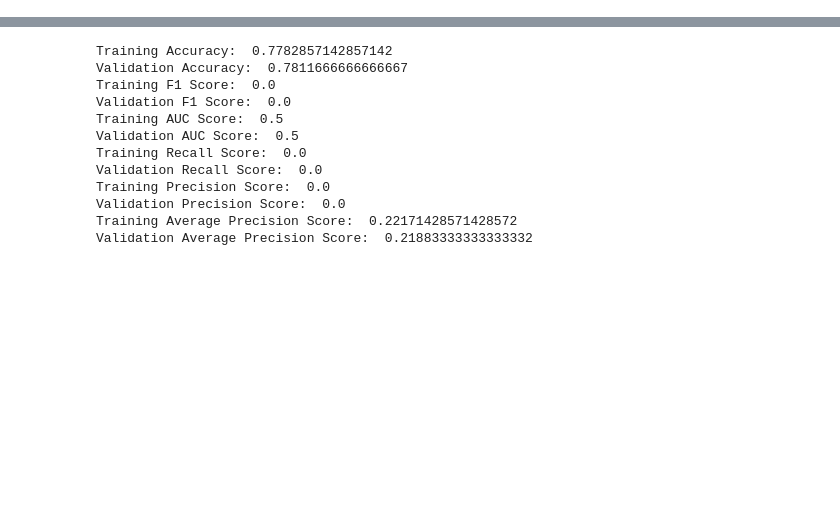
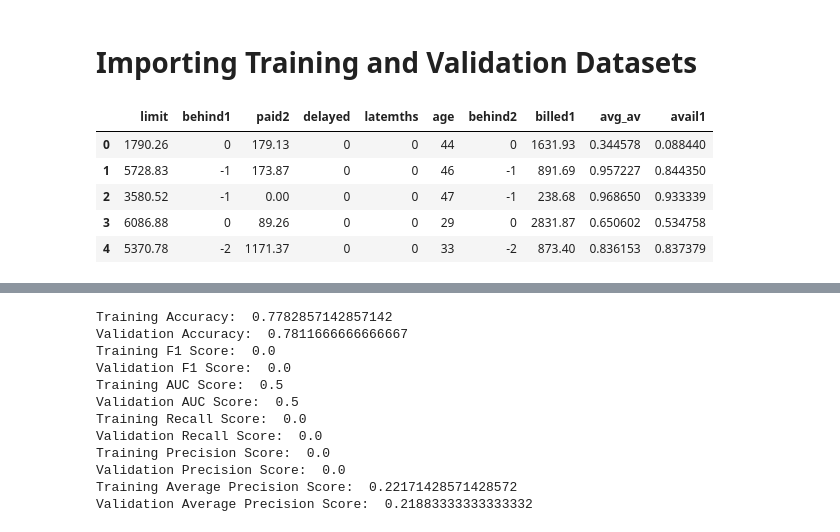
Before and after one commit to datascisteven/Medium-Blogs, a Jupyter notebook: Class_Imbalance.ipynb, the cells around one changed output, grey strips where cells are left out. Cells and saved outputs as stored; diff of their text form; code cells hidden in the pictures; blank space fills up the shorter version.

```diff
--- a/Class_Imbalance.ipynb
+++ b/Class_Imbalance.ipynb
@@ -33,3 +41,5 @@ from xgboost.sklearn import XGBClassifier
+# %% [markdown]
+# Importing Training and Validation Datasets
 # %%
 pickle_in = open("data/training_model.pickle","rb")
 train = pickle.load(pickle_in)
@@ -40,3 +50,12 @@ X_train = train.drop(["default"], axis=1)
 y_tr = train["default"]
 X_validate = validate.drop(["default"], axis=1)
 y_val = validate["default"]
+# %%
+X_train.head()
+# %% [output]
+|  | limit | behind1 | paid2 | delayed | latemths | age | behind2 | billed1 | avg_av | avail1 |
+| 0 | 1790.26 | 0 | 179.13 | 0 | 0 | 44 | 0 | 1631.93 | 0.344578 | 0.088440 |
+| 1 | 5728.83 | -1 | 173.87 | 0 | 0 | 46 | -1 | 891.69 | 0.957227 | 0.844350 |
+| 2 | 3580.52 | -1 | 0.00 | 0 | 0 | 47 | -1 | 238.68 | 0.968650 | 0.933339 |
+| 3 | 6086.88 | 0 | 89.26 | 0 | 0 | 29 | 0 | 2831.87 | 0.650602 | 0.534758 |
+| 4 | 5370.78 | -2 | 1171.37 | 0 | 0 | 33 | -2 | 873.40 | 0.836153 | 0.837379 |
```
Also changed, not shown: parts of 48 cells of this notebook, 3 other files.
